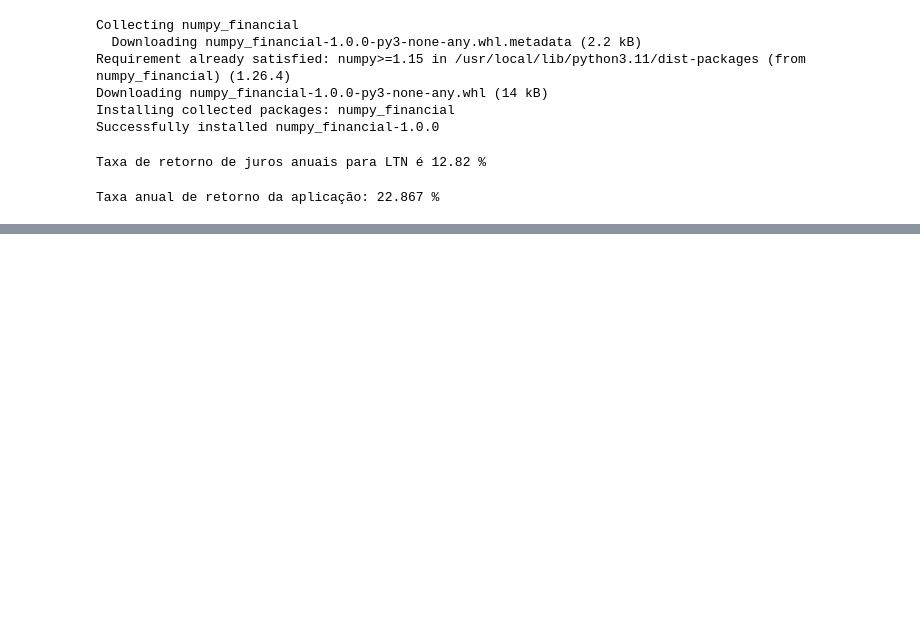
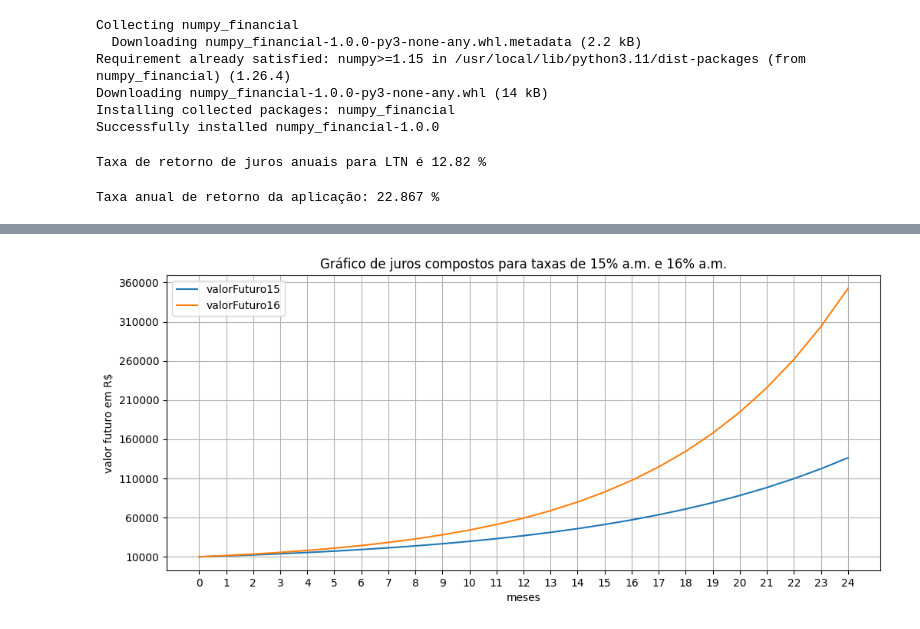
Before and after one commit to christiano1974/Aulas_Est_Python_R, a Jupyter notebook: cursoMatFinanceira.ipynb, the cells around one changed output, grey strips where cells are left out. Saved outputs shown, nothing was run; the diff lists cells and outputs as text; code cells hidden in the pictures; blank space fills up the shorter version.

```diff
--- a/cursoMatFinanceira.ipynb
+++ b/cursoMatFinanceira.ipynb
@@ -465,0 +577,12 @@ Taxa anual de retorno da aplicação: 22.867 %
+# %%
+meses = np.arange(0,25)
+valorFuturo15 = []
+for mes in meses:
+  vf = npf.fv(0.115,mes,0,-10000.00)
+  valorFuturo15.append(round(float(vf),2))
+valorFuturo16 = []
+for mes in meses:
+  vf = npf.fv(0.16,mes,0,-10000.00)
+  valorFuturo16.append(round(float(vf),2))
+tabela1 = pd.DataFrame({'mês':meses,'valorFuturo15':valorFuturo15,'valorFuturo16':valorFuturo16})
+print(tabela1.iloc[0:10,:])
@@ -465,0 +601,11 @@ Taxa anual de retorno da aplicação: 22.867 %
+# %%
+tabela1.plot(x = 'mês', y =['valorFuturo15','valorFuturo16'],figsize = (12,5))
+plt.title('Gráfico de juros compostos para taxas de 15% a.m. e 16% a.m.')
+plt.xlabel('meses')
+plt.xticks(anos)
+plt.yticks(np.arange(10000.00,365000.00,50000.00))
+plt.ylabel('valor futuro em R$')
+plt.grid(True)
+plt.show()
+# %% [output]
+[figure, added]
```
Also changed, not shown: parts of 15 cells of this notebook.
